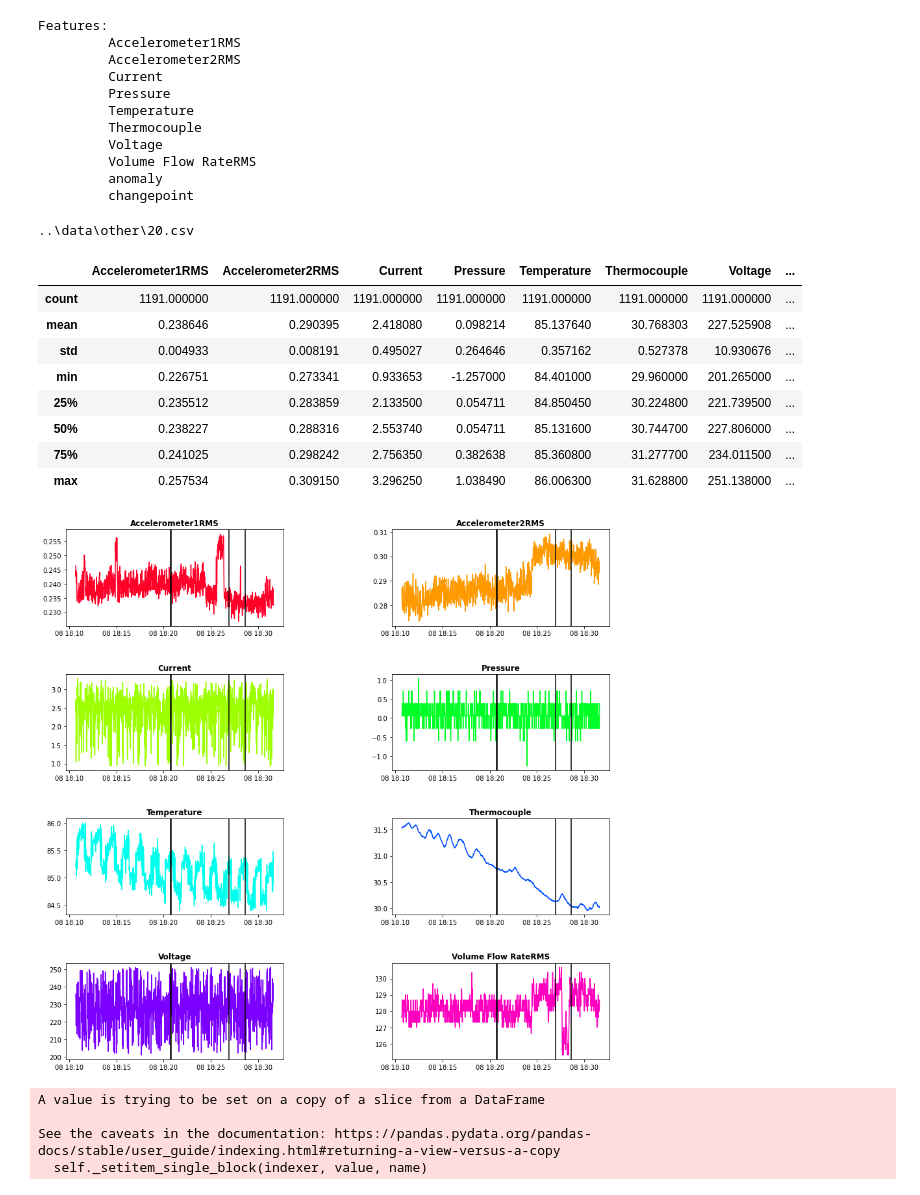
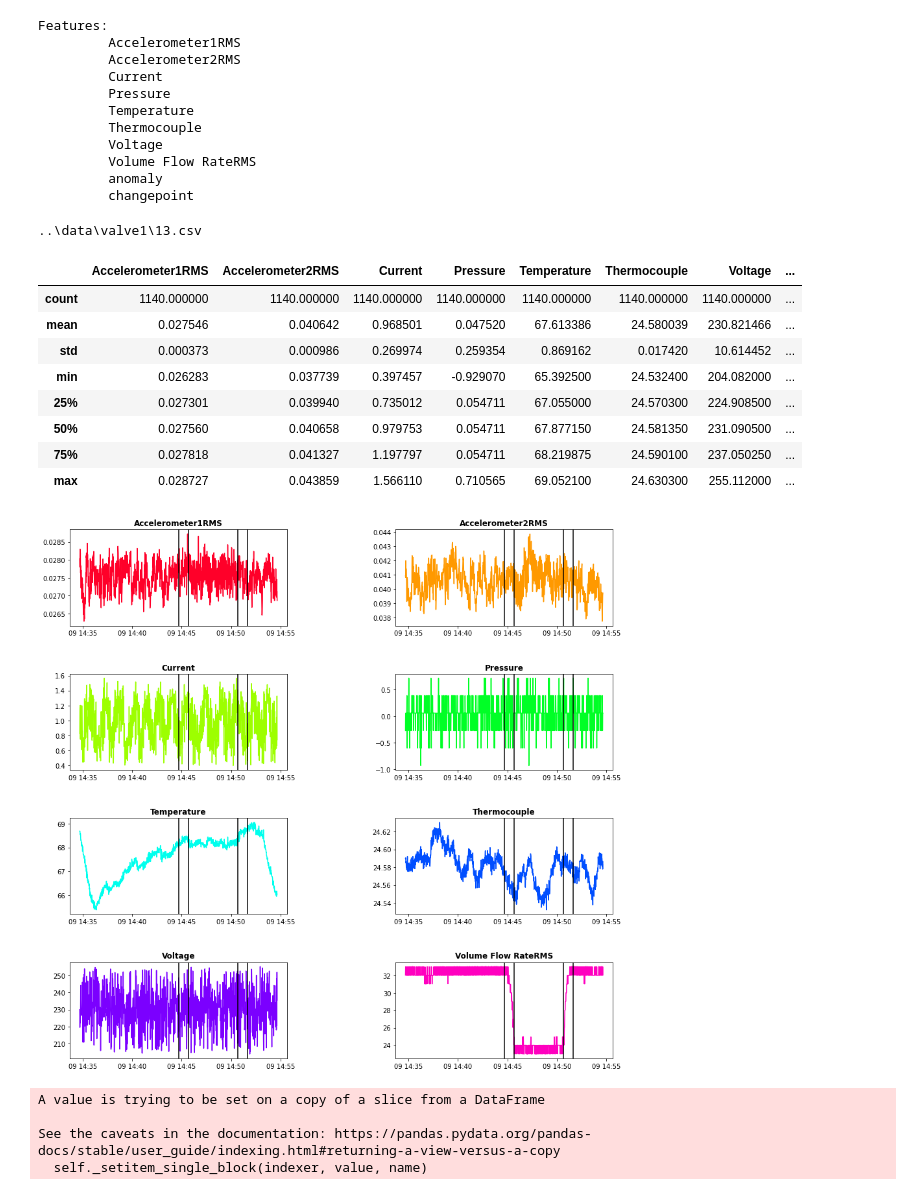
Before and after one commit to shcoops/SKAB, a Jupyter notebook: notebooks/VAR.ipynb, the cells around one changed output. Drawn from its saved outputs; the diff is of its cells as text; code cells hidden in the pictures.

```diff
--- a/notebooks/VAR.ipynb
+++ b/notebooks/VAR.ipynb
@@ -66,35 +66,36 @@ Features:
          changepoint
 # %%
 # Plot Data
-experiments = [10]
+experiments = [20]
 for i in experiments:
     print(all_files[i].replace("/","\\"))
     display(dfs[i].describe())
     df = dfs[i]
     fig, axes = plt.subplots(nrows=4, ncols=2)
     color = iter(cm.gist_rainbow(np.linspace(0, 1, len(df.columns)-2)))
     points = df.index[df['changepoint'] == 1].tolist()
     for col, ax in zip(df.columns[0:8], axes.flatten()):
         c = next(color)
         ax.set_title(col, fontweight="bold")
         ax.plot(df[col], c=c)
         for p in points:
             ax.axvline(p, color="black")
         plt.subplots_adjust(wspace=.5, hspace=.5)
     fig.set_facecolor('white')
     fig.set_size_inches(15, 15)
+    fig.savefig('Figure 1', bbox_inches="tight")
 # %% [output]
-..\data\other\20.csv
+..\data\valve1\13.csv
 |  | Accelerometer1RMS | Accelerometer2RMS | Current | Pressure | Temperature | Thermocouple | Voltage | ... |
-| count | 1191.000000 | 1191.000000 | 1191.000000 | 1191.000000 | 1191.000000 | 1191.000000 | 1191.000000 | ... |
-| mean | 0.238646 | 0.290395 | 2.418080 | 0.098214 | 85.137640 | 30.768303 | 227.525908 | ... |
-| std | 0.004933 | 0.008191 | 0.495027 | 0.264646 | 0.357162 | 0.527378 | 10.930676 | ... |
-| min | 0.226751 | 0.273341 | 0.933653 | -1.257000 | 84.401000 | 29.960000 | 201.265000 | ... |
-| 25% | 0.235512 | 0.283859 | 2.133500 | 0.054711 | 84.850450 | 30.224800 | 221.739500 | ... |
-| 50% | 0.238227 | 0.288316 | 2.553740 | 0.054711 | 85.131600 | 30.744700 | 227.806000 | ... |
-| 75% | 0.241025 | 0.298242 | 2.756350 | 0.382638 | 85.360800 | 31.277700 | 234.011500 | ... |
-| max | 0.257534 | 0.309150 | 3.296250 | 1.038490 | 86.006300 | 31.628800 | 251.138000 | ... |
+| count | 1140.000000 | 1140.000000 | 1140.000000 | 1140.000000 | 1140.000000 | 1140.000000 | 1140.000000 | ... |
+| mean | 0.027546 | 0.040642 | 0.968501 | 0.047520 | 67.613386 | 24.580039 | 230.821466 | ... |
+| std | 0.000373 | 0.000986 | 0.269974 | 0.259354 | 0.869162 | 0.017420 | 10.614452 | ... |
+| min | 0.026283 | 0.037739 | 0.397457 | -0.929070 | 65.392500 | 24.532400 | 204.082000 | ... |
+| 25% | 0.027301 | 0.039940 | 0.735012 | 0.054711 | 67.055000 | 24.570300 | 224.908500 | ... |
+| 50% | 0.027560 | 0.040658 | 0.979753 | 0.054711 | 67.877150 | 24.581350 | 231.090500 | ... |
+| 75% | 0.027818 | 0.041327 | 1.197797 | 0.054711 | 68.219875 | 24.590100 | 237.050250 | ... |
+| max | 0.028727 | 0.043859 | 1.566110 | 0.710565 | 69.052100 | 24.630300 | 255.112000 | ... |
-[figure, old version]
+[figure, new version]
 # %%
 #Test Stationarity
 
```
Also changed, not shown: parts of 1 cell of this notebook, 1 other file.
